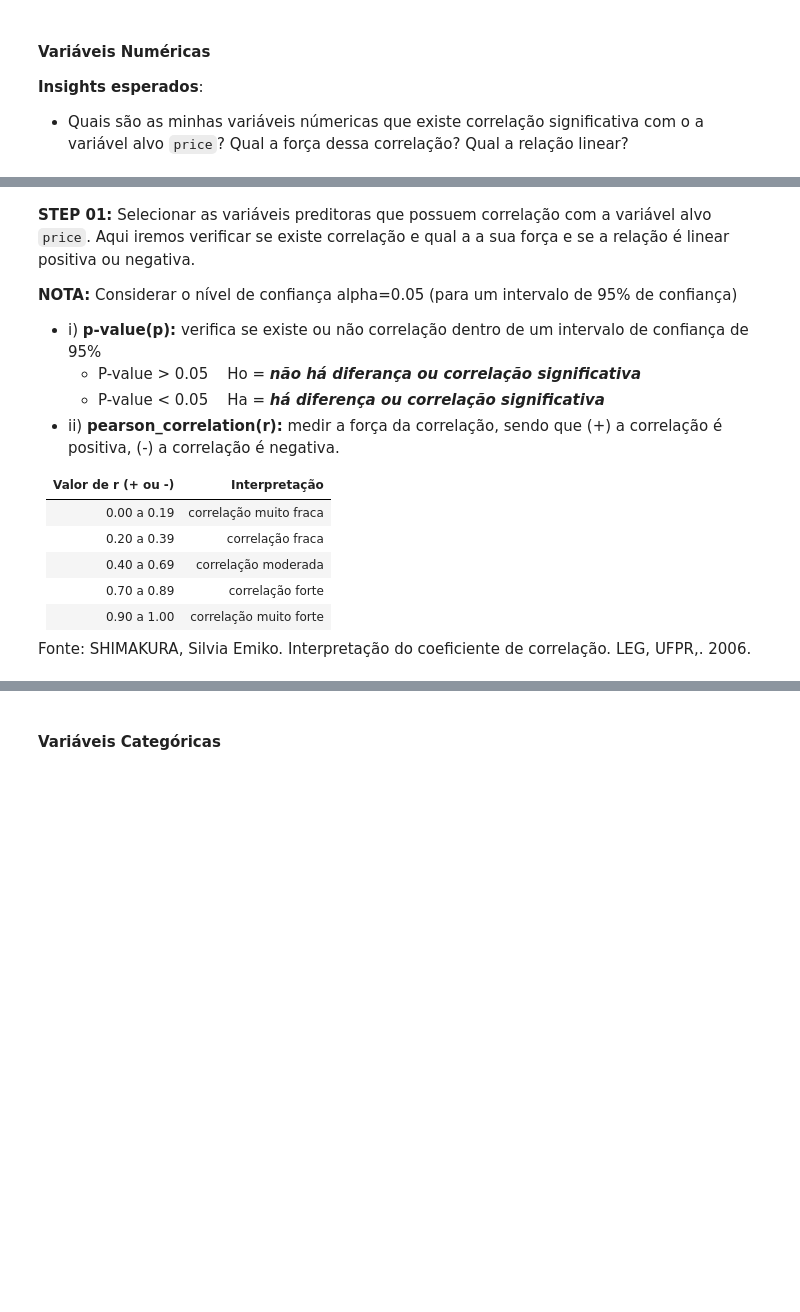
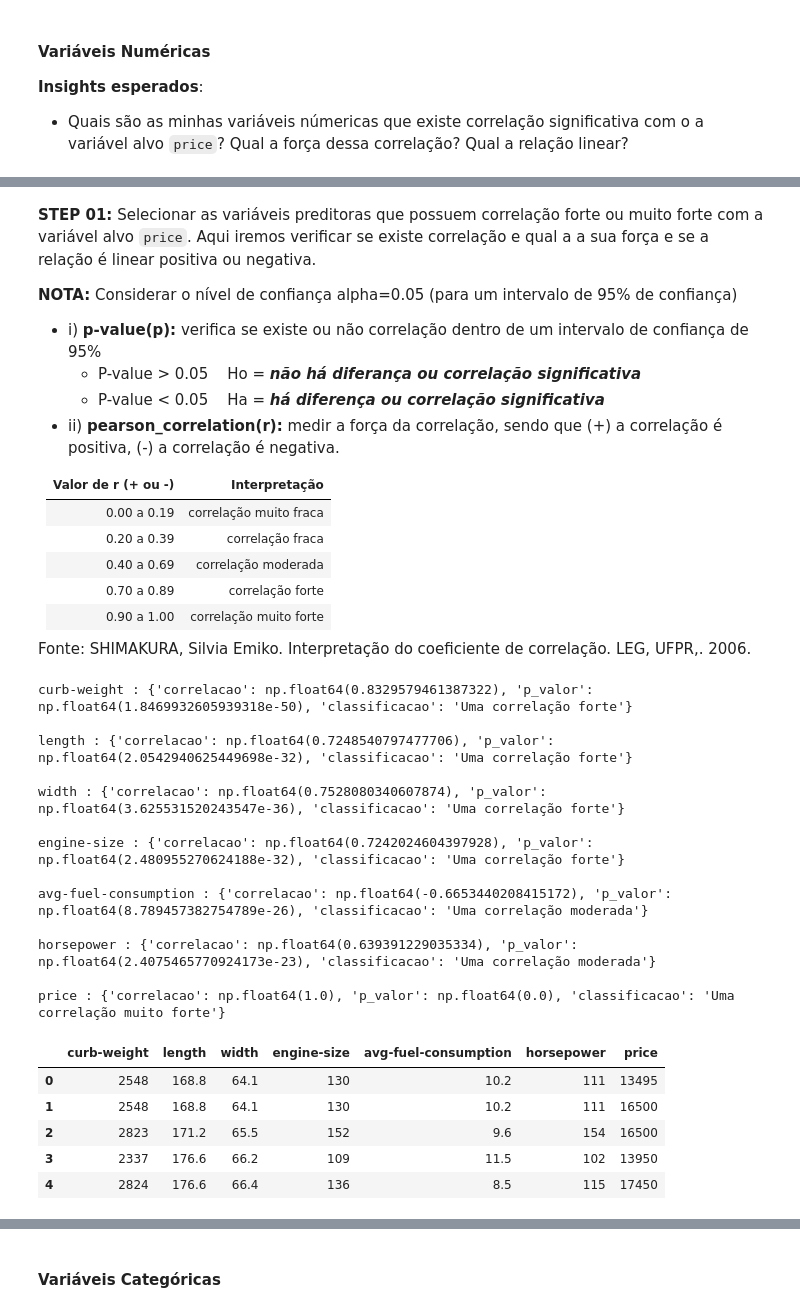
Before and after one commit to reynancs/car_price_prediction, a Jupyter notebook: notebooks/2.1-rc-eda-cleaned.ipynb, the cells around one changed output, grey strips where cells are left out. Drawn from its saved outputs; the diff is of its cells as text; code cells hidden in the pictures; blank space fills up the shorter version.

```diff
--- a/notebooks/2.1-rc-eda-cleaned.ipynb
+++ b/notebooks/2.1-rc-eda-cleaned.ipynb
@@ -54,6 +76,6 @@ plt.savefig('../reports/figures/eda_heatmap_correlation')
 # %% [markdown]
 
-**STEP 01:** Selecionar as variáveis preditoras que possuem correlação com a variável alvo `price`. Aqui iremos verificar se existe correlação e qual a a sua força e se a relação é linear positiva ou negativa.
+**STEP 01:** Selecionar as variáveis preditoras que possuem correlação forte ou muito forte com a variável alvo `price`. Aqui iremos verificar se existe correlação e qual a a sua força e se a relação é linear positiva ou negativa.
 
 **NOTA:** Considerar o nível de confiança alpha=0.05 (para um intervalo de 95% de confiança)
 
@@ -71,3 +93,38 @@ plt.savefig('../reports/figures/eda_heatmap_correlation')
 | 0.90 a 1.00         | correlação muito forte  |
 
 Fonte: SHIMAKURA, Silvia Emiko. Interpretação do coeficiente de correlação. LEG, UFPR,. 2006.
+# %%
+# Seleciona as variáveis preditoras com forte correlação r > 0.70
+# `avg-fuel-consumption` e `horsepower` foram classificados como correlação  moderada, ambos obtiveram seu valor de "r" igual a 0.67 e 0.64 respectivamente.
+# Entretanto o cliente pediu que considerasse estas duas variáveis de acordo com sua experiência de mercado, com isto consideramos com ~0.7 (forte)
+
+numeric_feature_corr_list = ['curb-weight','length','width','engine-size', 'avg-fuel-consumption','horsepower', 'price']
+
+df_corr = df[numeric_feature_corr_list]
+
+for col in numeric_feature_corr_list:
+    result = classificar_correlacao(x=df_corr[col], y=df['price'])
+    print(f"{col} : {result}\n")
+
+
+df_corr.head()
+# %% [output]
+curb-weight : {'correlacao': np.float64(0.8329579461387322), 'p_valor': np.float64(1.8469932605939318e-50), 'classificacao': 'Uma correlação forte'}
+
+length : {'correlacao': np.float64(0.7248540797477706), 'p_valor': np.float64(2.0542940625449698e-32), 'classificacao': 'Uma correlação forte'}
+
+width : {'correlacao': np.float64(0.7528080340607874), 'p_valor': np.float64(3.625531520243547e-36), 'classificacao': 'Uma correlação forte'}
+
+engine-size : {'correlacao': np.float64(0.7242024604397928), 'p_valor': np.float64(2.480955270624188e-32), 'classificacao': 'Uma correlação forte'}
+
+avg-fuel-consumption : {'correlacao': np.float64(-0.6653440208415172), 'p_valor': np.float64(8.789457382754789e-26), 'classificacao': 'Uma correlação moderada'}
+
+horsepower : {'correlacao': np.float64(0.639391229035334), 'p_valor': np.float64(2.4075465770924173e-23), 'classificacao': 'Uma correlação moderada'}
+
+price : {'correlacao': np.float64(1.0), 'p_valor': np.float64(0.0), 'classificacao': 'Uma correlação muito forte'}
+|  | curb-weight | length | width | engine-size | avg-fuel-consumption | horsepower | price |
+| 0 | 2548 | 168.8 | 64.1 | 130 | 10.2 | 111 | 13495 |
+| 1 | 2548 | 168.8 | 64.1 | 130 | 10.2 | 111 | 16500 |
+| 2 | 2823 | 171.2 | 65.5 | 152 | 9.6 | 154 | 16500 |
+| 3 | 2337 | 176.6 | 66.2 | 109 | 11.5 | 102 | 13950 |
+| 4 | 2824 | 176.6 | 66.4 | 136 | 8.5 | 115 | 17450 |
```
Also changed, not shown: parts of 6 cells of this notebook, 7 other files.
